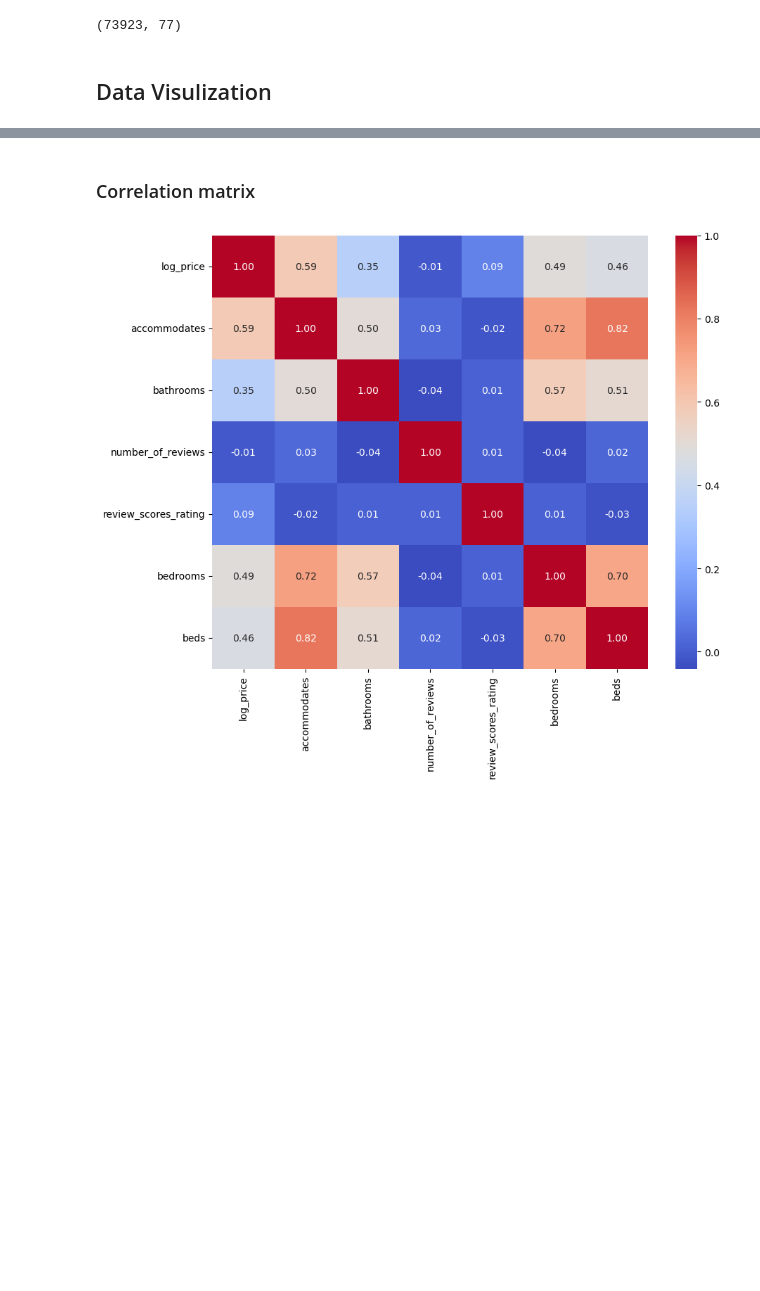
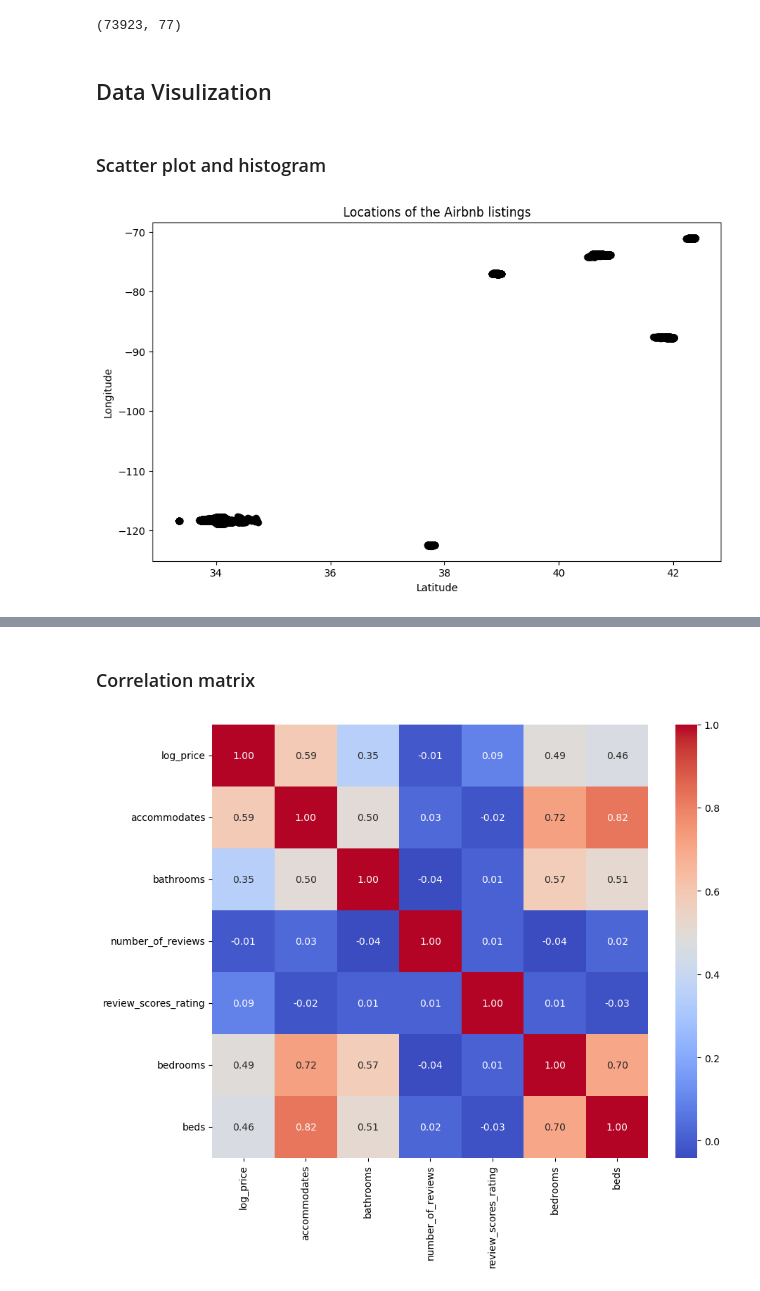
Before and after one commit to CSE151A-Project/151A-project, a Jupyter notebook: Milestone2.ipynb, the cells around one changed output, grey strips where cells are left out. Saved outputs shown, nothing was run; the diff lists cells and outputs as text; code cells hidden in the pictures; blank space fills up the shorter version.

Commit message:
scatter plot and histogram

```diff
--- a/Milestone2.ipynb
+++ b/Milestone2.ipynb
@@ -249,3 +249,15 @@ df_encoded.shape
 (73923, 77)
 # %% [markdown]
 ## Data Visulization
+# %% [markdown]
+###  Scatter plot and histogram
+# %%
+#plot the relationship between the latitude and longitude of the Airbnb listings
+plt.figure(figsize=(10, 6))
+plt.scatter(df['latitude'], df['longitude'], c='black')
+plt.title('Locations of the Airbnb listings')
+plt.xlabel('Latitude')
+plt.ylabel('Longitude')
+plt.show()
+# %% [output]
+[figure, added]
```
Also changed, not shown: parts of 1 cell of this notebook.
